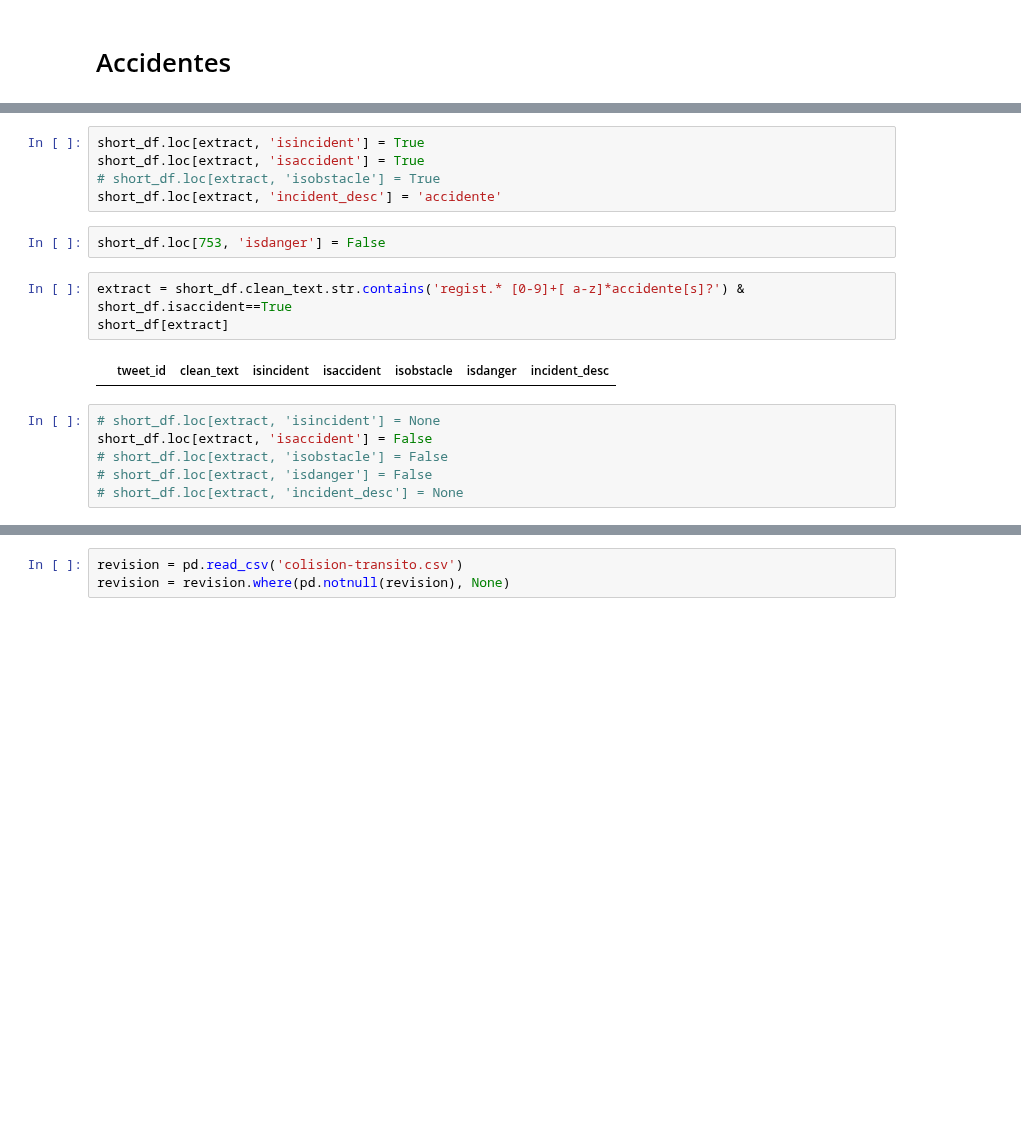
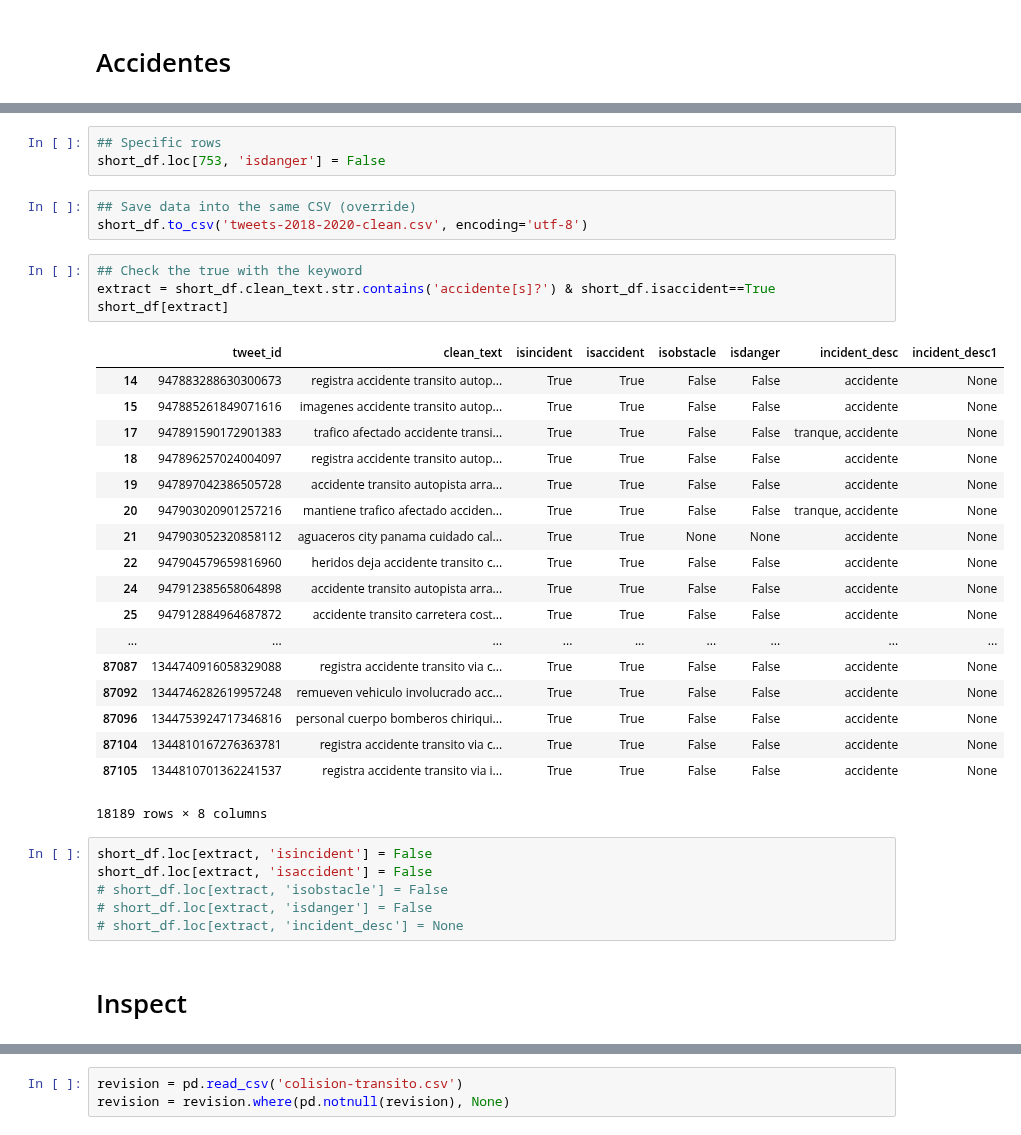
Before and after one commit to Liu-Lc/TwitterTraffic-Pty, a Jupyter notebook: TweetData/clean_data.ipynb, the cells around one changed output, grey strips where cells are left out. Saved outputs shown, nothing was run; the diff lists cells and outputs as text; blank space fills up the shorter version.

```diff
--- a/TweetData/clean_data.ipynb
+++ b/TweetData/clean_data.ipynb
@@ -89,19 +171,38 @@ short_df[extract]
+# %%
+## Specific rows
+short_df.loc[753, 'isdanger'] = False
+# %%
+## Save data into the same CSV (override)
+short_df.to_csv('tweets-2018-2020-clean.csv', encoding='utf-8')
+# %%
+## Check the true with the keyword
+extract = short_df.clean_text.str.contains('accidente[s]?') & short_df.isaccident==True
+short_df[extract]
+# %% [output]
+|  | tweet_id | clean_text | isincident | isaccident | isobstacle | isdanger | incident_desc | incident_desc1 |
+| 14 | 947883288630300673 | registra accidente transito autop... | True | True | False | False | accidente | None |
+| 15 | 947885261849071616 | imagenes accidente transito autop... | True | True | False | False | accidente | None |
+| 17 | 947891590172901383 | trafico afectado accidente transi... | True | True | False | False | tranque, accidente | None |
+| 18 | 947896257024004097 | registra accidente transito autop... | True | True | False | False | accidente | None |
+| 19 | 947897042386505728 | accidente transito autopista arra... | True | True | False | False | accidente | None |
+| 20 | 947903020901257216 | mantiene trafico afectado acciden... | True | True | False | False | tranque, accidente | None |
+| 21 | 947903052320858112 | aguaceros city panama cuidado cal... | True | True | None | None | accidente | None |
+| 22 | 947904579659816960 | heridos deja accidente transito c... | True | True | False | False | accidente | None |
+| 24 | 947912385658064898 | accidente transito autopista arra... | True | True | False | False | accidente | None |
+| 25 | 947912884964687872 | accidente transito carretera cost... | True | True | False | False | accidente | None |
+| ... | ... | ... | ... | ... | ... | ... | ... | ... |
+| 87087 | 1344740916058329088 | registra accidente transito via c... | True | True | False | False | accidente | None |
+| 87092 | 1344746282619957248 | remueven vehiculo involucrado acc... | True | True | False | False | accidente | None |
+| 87096 | 1344753924717346816 | personal cuerpo bomberos chiriqui... | True | True | False | False | accidente | None |
+| 87104 | 1344810167276363781 | registra accidente transito via c... | True | True | False | False | accidente | None |
+| 87105 | 1344810701362241537 | registra accidente transito via i... | True | True | False | False | accidente | None |
+18189 rows × 8 columns
 # %%
-short_df.loc[extract, 'isincident'] = True
-short_df.loc[extract, 'isaccident'] = True
-# short_df.loc[extract, 'isobstacle'] = True
-short_df.loc[extract, 'incident_desc'] = 'accidente'
+short_df.loc[extract, 'isincident'] = False
+short_df.loc[extract, 'isaccident'] = False
+# short_df.loc[extract, 'isobstacle'] = False
+# short_df.loc[extract, 'isdanger'] = False
+# short_df.loc[extract, 'incident_desc'] = None
-# %%
-short_df.loc[753, 'isdanger'] = False
-# %%
-extract = short_df.clean_text.str.contains('regist.* [0-9]+[ a-z]*accidente[s]?') & short_df.isaccident==True
-short_df[extract]
-# %% [output]
-|  | tweet_id | clean_text | isincident | isaccident | isobstacle | isdanger | incident_desc |
-# %%
-# short_df.loc[extract, 'isincident'] = None
-short_df.loc[extract, 'isaccident'] = False
-# short_df.loc[extract, 'isobstacle'] = False
-# short_df.loc[extract, 'isdanger'] = False
-# short_df.loc[extract, 'incident_desc'] = None
+# %% [markdown]
+# Inspect
 # %%
```
Also changed, not shown: parts of 28 cells of this notebook, 2 other files.
